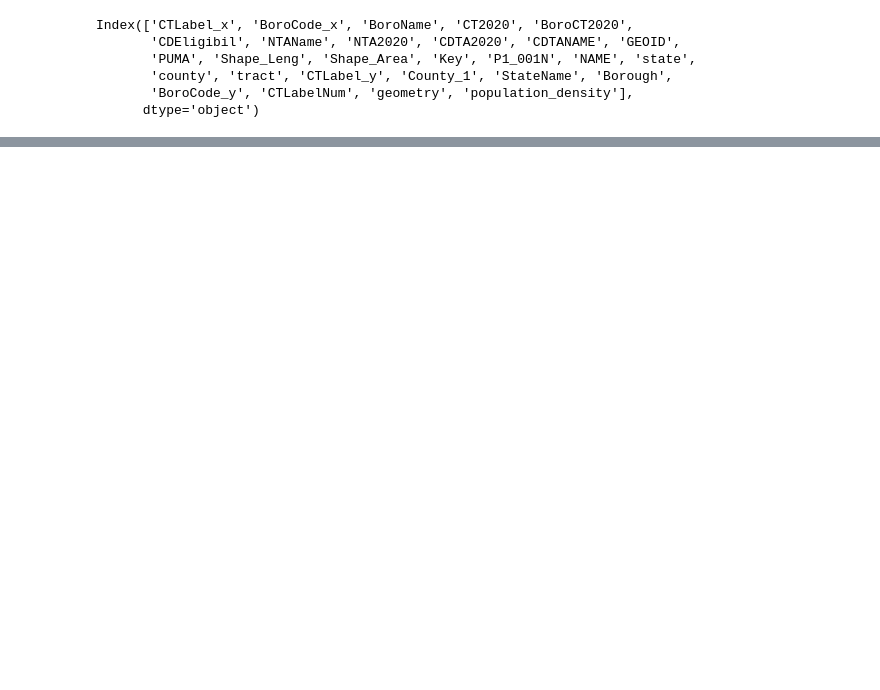
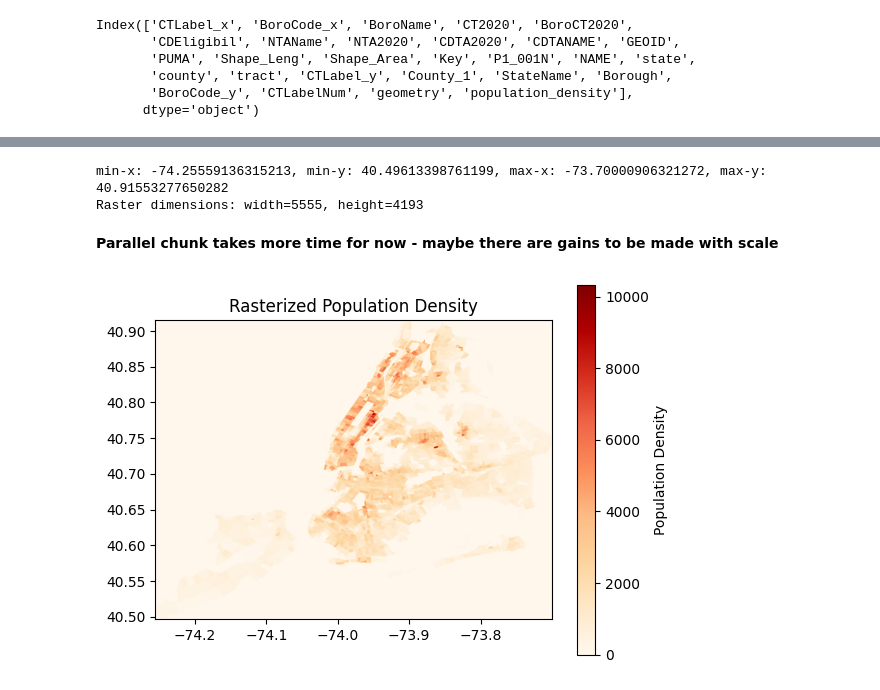
Before and after one commit to jaskcodes/elec-transit-y, a Jupyter notebook: census/analysis/pop_raster.ipynb, the cells around one changed output, grey strips where cells are left out. Drawn from its saved outputs; the diff is of its cells as text; code cells hidden in the pictures; blank space fills up the shorter version.

```diff
--- a/census/analysis/pop_raster.ipynb
+++ b/census/analysis/pop_raster.ipynb
@@ -55,7 +44,7 @@ merged_shapefile = gpd.read_file(merged_shapefile_path)
 merged_shapefile = merged_shapefile.to_crs(epsg=4326)
 
 # Calculate the population density and add it as a column
-merged_shapefile['population_density'] = merged_shapefile['P1_001N'] / (merged_shapefile['Shape_Area'] / 1e6)  # Assuming Shape_Area is in m^2
+merged_shapefile['population_density'] = merged_shapefile['P1_001N'] / (merged_shapefile['Shape_Area'])  # Assuming Shape_Area is in m^2
 
 merged_shapefile.columns
 # %% [output]
@@ -72,0 +57,12 @@ ValueError: Calculated width and height must be > 0
+# %%
+# Define the output raster grid parameters
+minx, miny, maxx, maxy = merged_shapefile.total_bounds
+pixel_size = 0.0001  # Adjust the pixel size as needed
+width = int((maxx - minx) / pixel_size)
+height = int((maxy - miny) / pixel_size)
+
+print(f"min-x: {minx}, min-y: {miny}, max-x: {maxx}, max-y: {maxy}")
+print(f"Raster dimensions: width={width}, height={height}")
+# %% [output]
+min-x: -74.25559136315213, min-y: 40.49613398761199, max-x: -73.70000906321272, max-y: 40.91553277650282
+Raster dimensions: width=5555, height=4193
@@ -72,0 +86,43 @@ ValueError: Calculated width and height must be > 0
+# %%
+# PARALLEL PROCESSING CODE
+# Ensure width and height are positive
+if width <= 0 or height <= 0:
+    raise ValueError("Calculated width and height must be > 0")
+
+# Create an empty raster array
+raster = np.zeros((height, width))
+
+# Define a function to get population density for rasterization
+def get_density(geometry, value):
+    return [(geometry, value)]
+
+# Function to rasterize a chunk of the GeoDataFrame
+def rasterize_chunk(chunk, transform, out_shape):
+    temp_raster = np.zeros(out_shape)
+    for _, row in chunk.iterrows():
+        shapes = get_density(row['geometry'], row['population_density'])
+        temp_raster += rasterize(shapes, out_shape=out_shape, transform=transform)
+    return temp_raster
+
+# Split the merged_shapefile into chunks for parallel processing
+num_chunks = 8  # Adjust the number of chunks based on your system's capabilities
+chunks = np.array_split(merged_shapefile, num_chunks)
+
+# Rasterize the chunks in parallel
+raster_chunks = Parallel(n_jobs=-1)(delayed(rasterize_chunk)(chunk,\
+    rasterio.transform.from_bounds(minx, miny, maxx, maxy, width, height), \
+    (height, width)) for chunk in chunks)
+
+# Combine the raster chunks
+for temp_raster in raster_chunks:
+    raster += temp_raster
+# %% [markdown]
+**Parallel chunk takes more time for now - maybe there are gains to be made with scale**
+# %%
+# Visualize the raster
+plt.imshow(raster, cmap='OrRd', extent=(minx, maxx, miny, maxy))
+plt.colorbar(label='Population Density')
+plt.title('Rasterized Population Density')
+plt.show()
+# %% [output]
+[figure, added]
```
Also changed, not shown: parts of 7 cells of this notebook, 4 other files.
